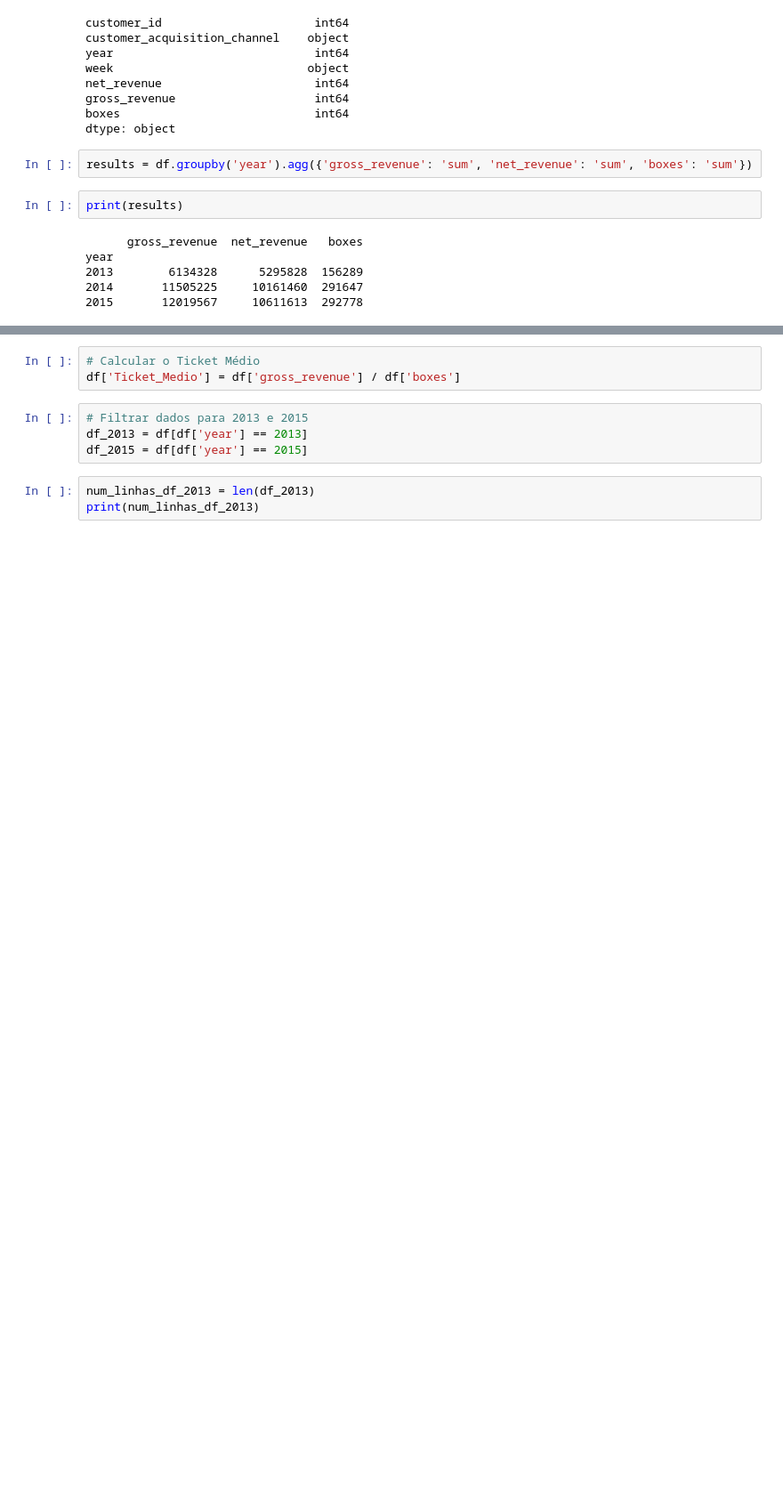
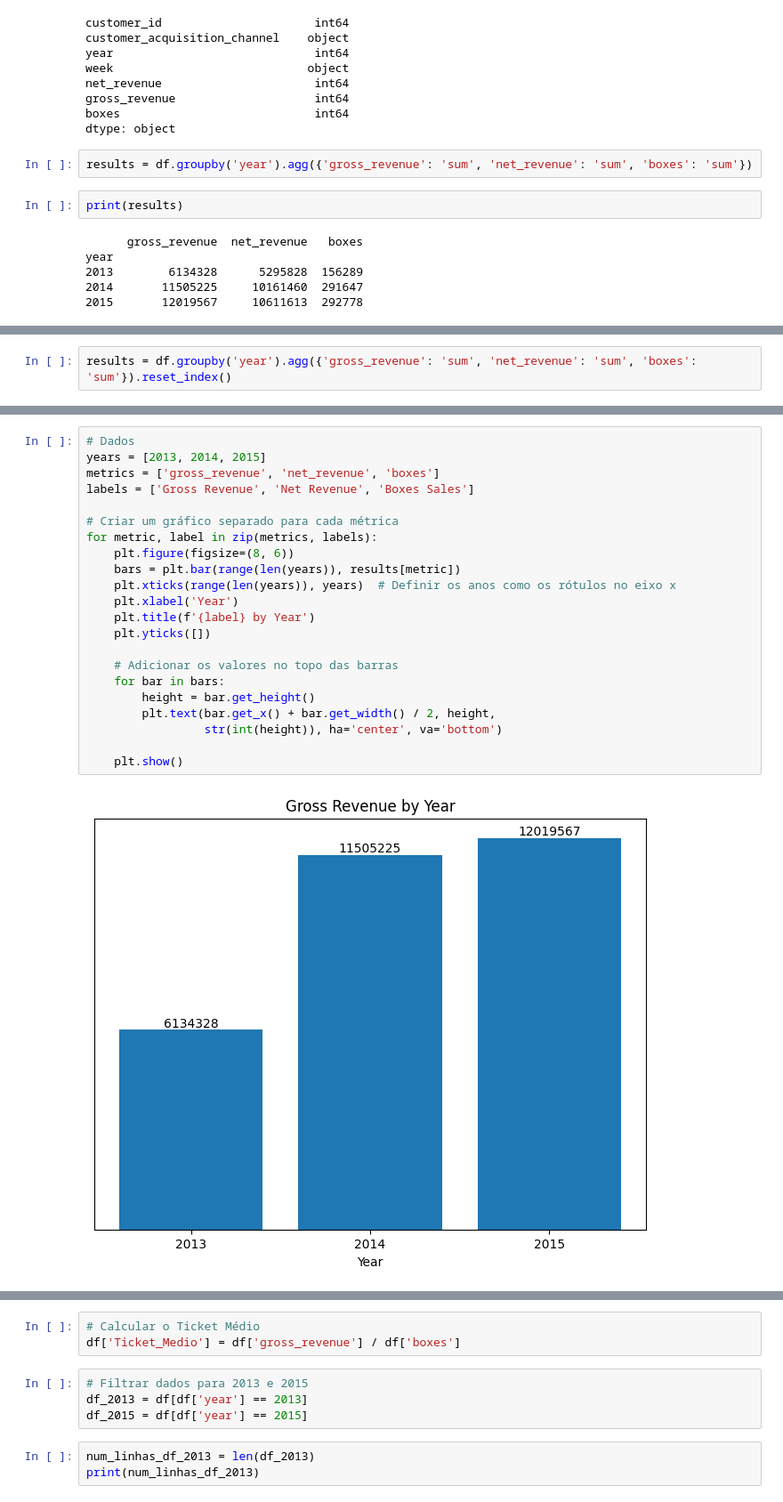
Before and after one commit to FabiBarbos/Churn, a Jupyter notebook: Olá,_este_é_o_Colaboratory.ipynb, the cells around one changed output, grey strips where cells are left out. Shown at 89% size. Cells and saved outputs as stored; diff of their text form; blank space fills up the shorter version.

```diff
--- a/Olá,_este_é_o_Colaboratory.ipynb
+++ b/Olá,_este_é_o_Colaboratory.ipynb
@@ -97,0 +72,2 @@ plt.show()
+# %%
+results = df.groupby('year').agg({'gross_revenue': 'sum', 'net_revenue': 'sum', 'boxes': 'sum'}).reset_index()
@@ -97,0 +81,24 @@ plt.show()
+# %%
+# Dados
+years = [2013, 2014, 2015]
+metrics = ['gross_revenue', 'net_revenue', 'boxes']
+labels = ['Gross Revenue', 'Net Revenue', 'Boxes Sales']
+
+# Criar um gráfico separado para cada métrica
+for metric, label in zip(metrics, labels):
+    plt.figure(figsize=(8, 6))
+    bars = plt.bar(range(len(years)), results[metric])
+    plt.xticks(range(len(years)), years)  # Definir os anos como os rótulos no eixo x
+    plt.xlabel('Year')
+    plt.title(f'{label} by Year')
+    plt.yticks([])
+
+    # Adicionar os valores no topo das barras
+    for bar in bars:
+        height = bar.get_height()
+        plt.text(bar.get_x() + bar.get_width() / 2, height,
+                 str(int(height)), ha='center', va='bottom')
+
+    plt.show()
+# %% [output]
+[figure, added]
```
Also changed, not shown: parts of 35 cells of this notebook.
